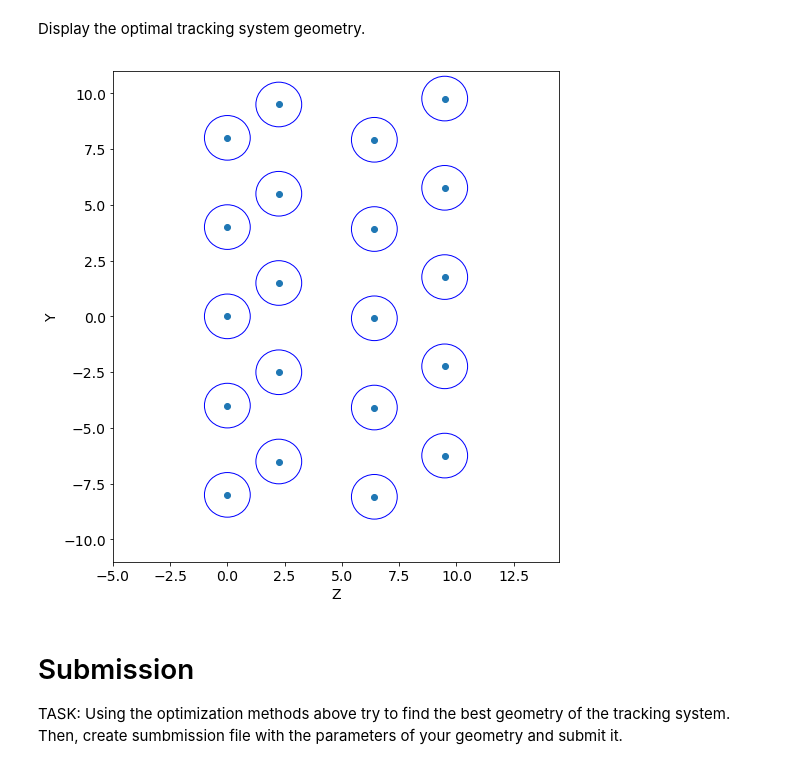
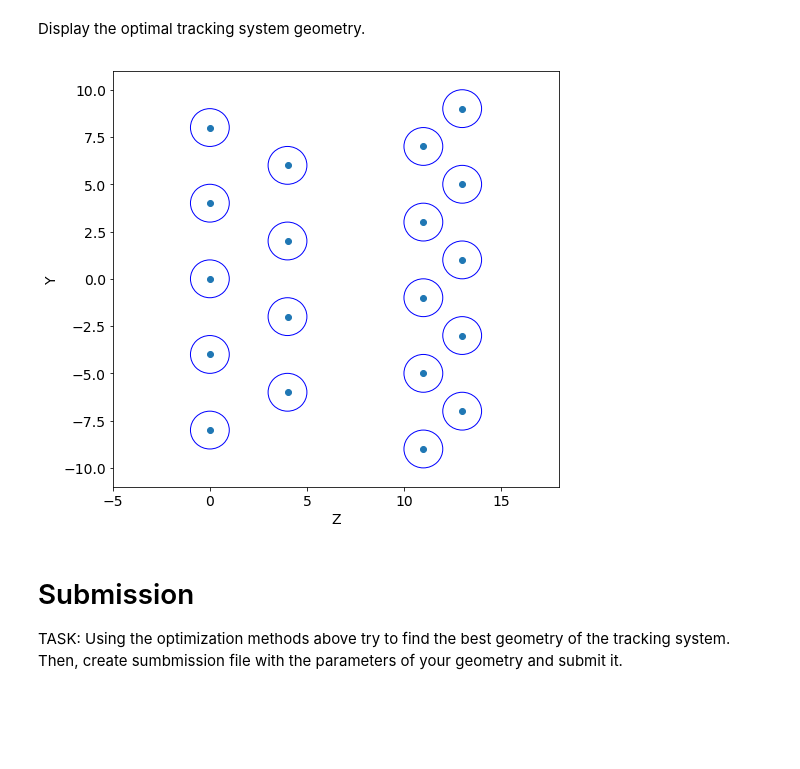
Before and after one commit to hse-aml/hadron-collider-machine-learning, a Jupyter notebook: week5/tracker.ipynb, the cells around one changed output. Cells and saved outputs as stored; diff of their text form; code cells hidden in the pictures; blank space fills up the shorter version.

```diff
--- a/week5/tracker.ipynb
+++ b/week5/tracker.ipynb
@@ -331,10 +331,14 @@ Objective optimum =  0.18400000000000005
 # %% [markdown]
 Display the optimal tracking system geometry.
 # %%
+# get found optimal geometry
+[R, pitch, y1, y2, y3, z1, z2, z3] = res.x
+
+# plot the geometry
 Z, Y = utils.Tracker(R, pitch, y1, y2, y3, z1, z2, z3).create_geometry()
 utils.geometry_display(Z, Y, R, y_min=-10, y_max=10)
 # %% [output]
-[figure, old version]
+[figure, new version]
 # %% [markdown]
 # Submission
 
```
Also changed, not shown: parts of 2 cells of this notebook.
